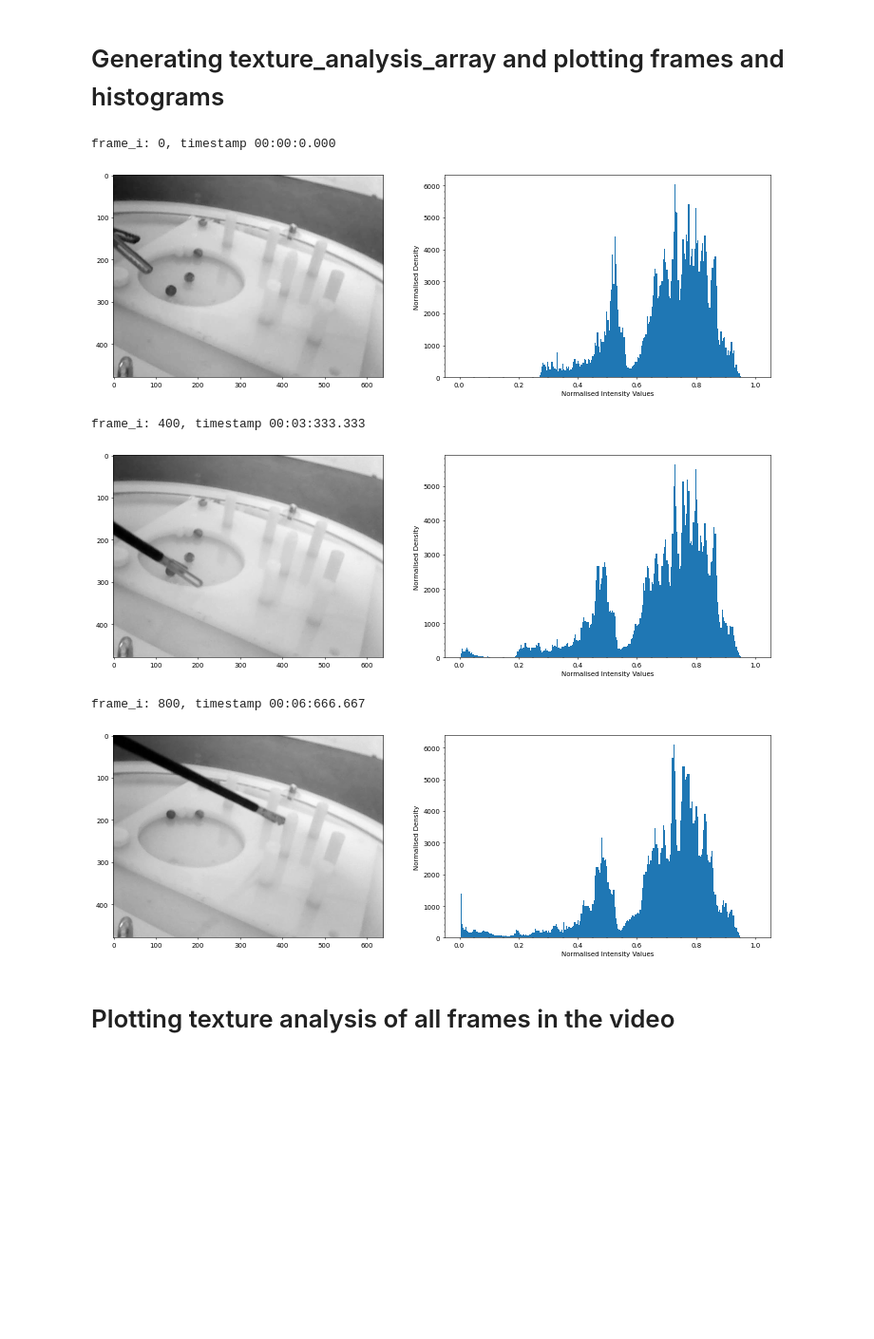
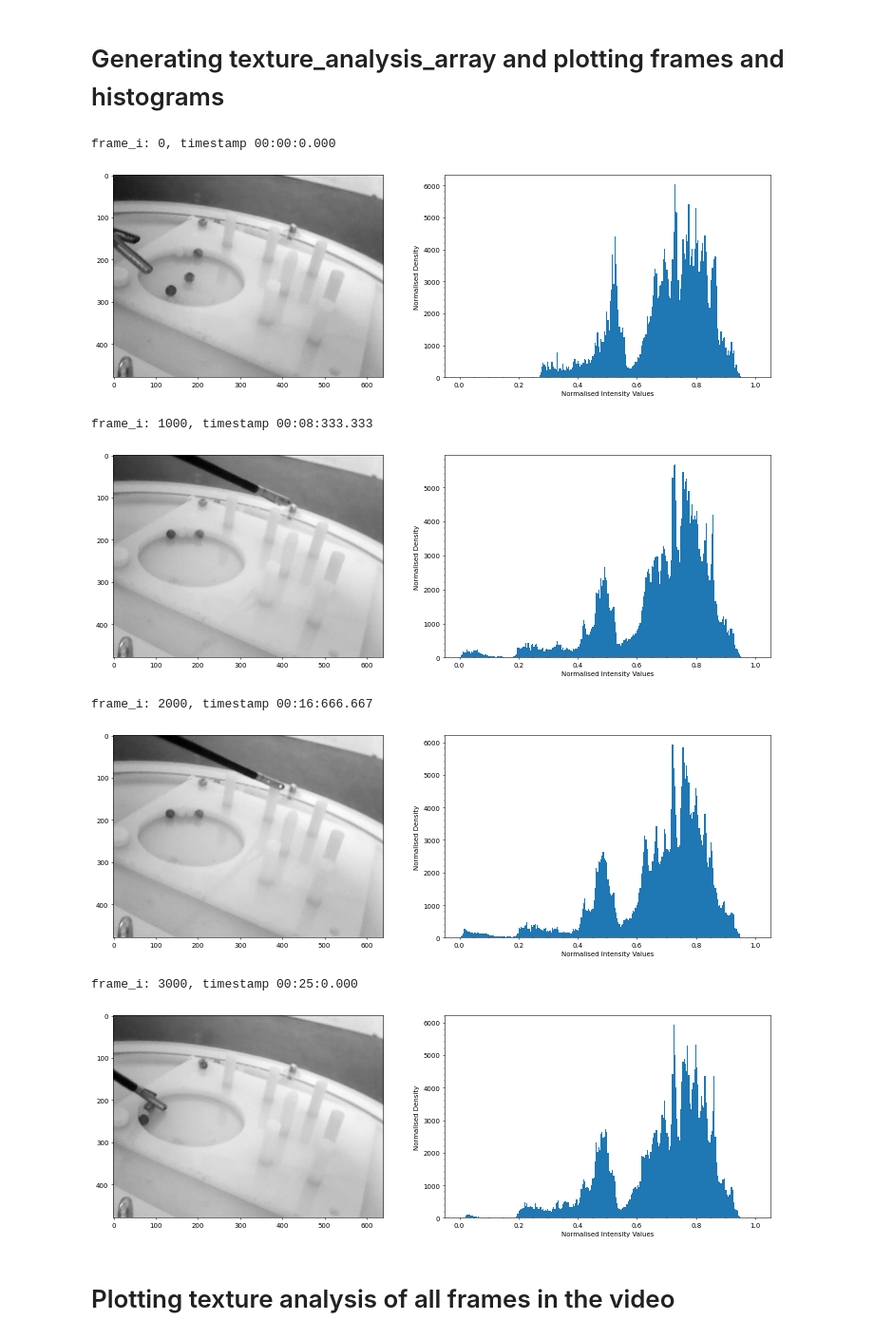
Before and after one commit to mxochicale/sentient, a Jupyter notebook: rtt4ssa/data_analysis/analysis_of_data_from_multiple-files.ipynb, the cells around one changed output. Shown: that part at 95% size. Cells and saved outputs as stored; diff of their text form; code cells hidden in the pictures; blank space fills up the shorter version.

```diff
--- a/rtt4ssa/data_analysis/analysis_of_data_from_multiple-files.ipynb
+++ b/rtt4ssa/data_analysis/analysis_of_data_from_multiple-files.ipynb
@@ -88,10 +78,8 @@ skimage Version: 0.21.0
 FULL_PATH_AND_AVI_FILE = os.path.join(FULL_REPO_DATA_PATH, 'participant01/participant01-test04.avi')
 FULL_PATH_AND_CSV_FILE = os.path.join(FULL_REPO_DATA_PATH, 'participant01/participant01-test04.avi.csv')
 
-
-
 start_frame_number = 000
-end_frame_number = 900
+end_frame_number = 4000
 total_number_of_frames = end_frame_number - start_frame_number
 
 
@@ -113,14 +101,16 @@ width: 640
 # %% [markdown]
 # Generating texture_analysis_array and plotting frames and histograms
 # %%
-display_factor = 400
+display_factor = 1000
 texture_analysis_array = compute_texture_array_and_plot(video, frames_timestam, display_factor)
 # %% [output]
 frame_i: 0, timestamp 00:00:0.000
 [figure]
-frame_i: 400, timestamp 00:03:333.333
+frame_i: 1000, timestamp 00:08:333.333
-[figure, old version]
+[figure, new version]
-frame_i: 800, timestamp 00:06:666.667
+frame_i: 2000, timestamp 00:16:666.667
-[figure, old version]
+[figure, new version]
+frame_i: 3000, timestamp 00:25:0.000
+[figure, added]
 # %% [markdown]
 # Plotting texture analysis of all frames in the video
```
Also changed, not shown: parts of 6 cells of this notebook, 4 other files.
